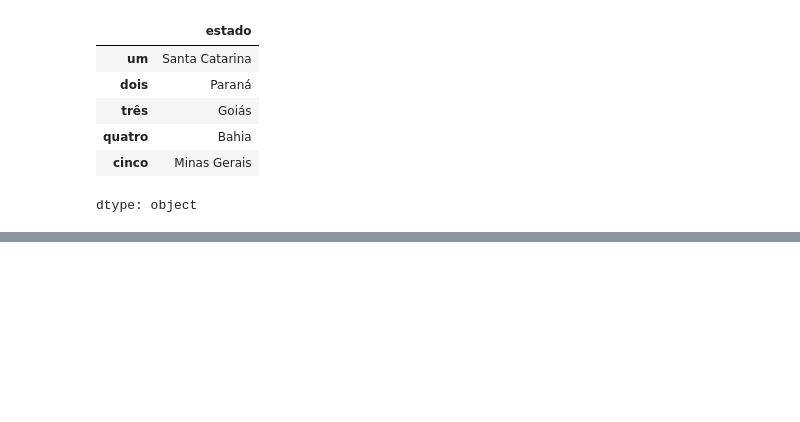
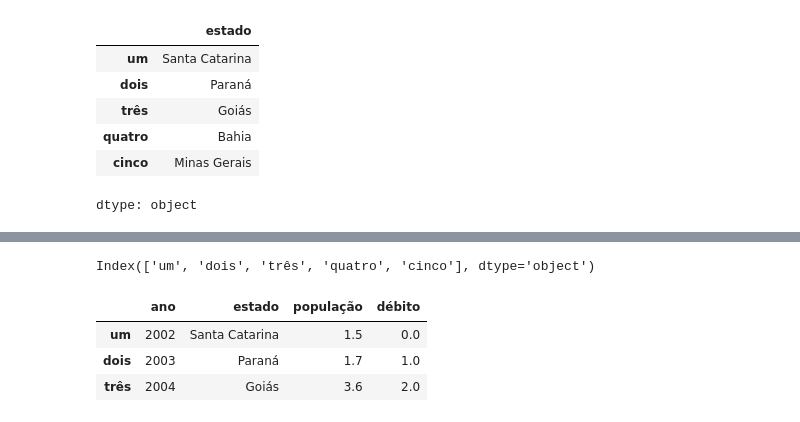
Before and after one commit to LaraDondossola/Estatistica_aplicada, a Jupyter notebook: Implementação_Python_estatistica.ipynb, the cells around one changed output, grey strips where cells are left out. Drawn from its saved outputs; the diff is of its cells as text; code cells hidden in the pictures; blank space fills up the shorter version.

```diff
--- a/Implementação_Python_estatistica.ipynb
+++ b/Implementação_Python_estatistica.ipynb
@@ -159,0 +195,11 @@ dtype: object
+# %%
+frame2.index ##o que faz isso aqui? PROVA// Como faço para exibir as colunas no meio da frame?
+# %% [output]
+Index(['um', 'dois', 'três', 'quatro', 'cinco'], dtype='object')
+# %%
+frame2[:3]
+# %% [output]
+|  | ano | estado | população | débito |
+| um | 2002 | Santa Catarina | 1.5 | 0.0 |
+| dois | 2003 | Paraná | 1.7 | 1.0 |
+| três | 2004 | Goiás | 3.6 | 2.0 |
```
Also changed, not shown: parts of 11 cells of this notebook.
